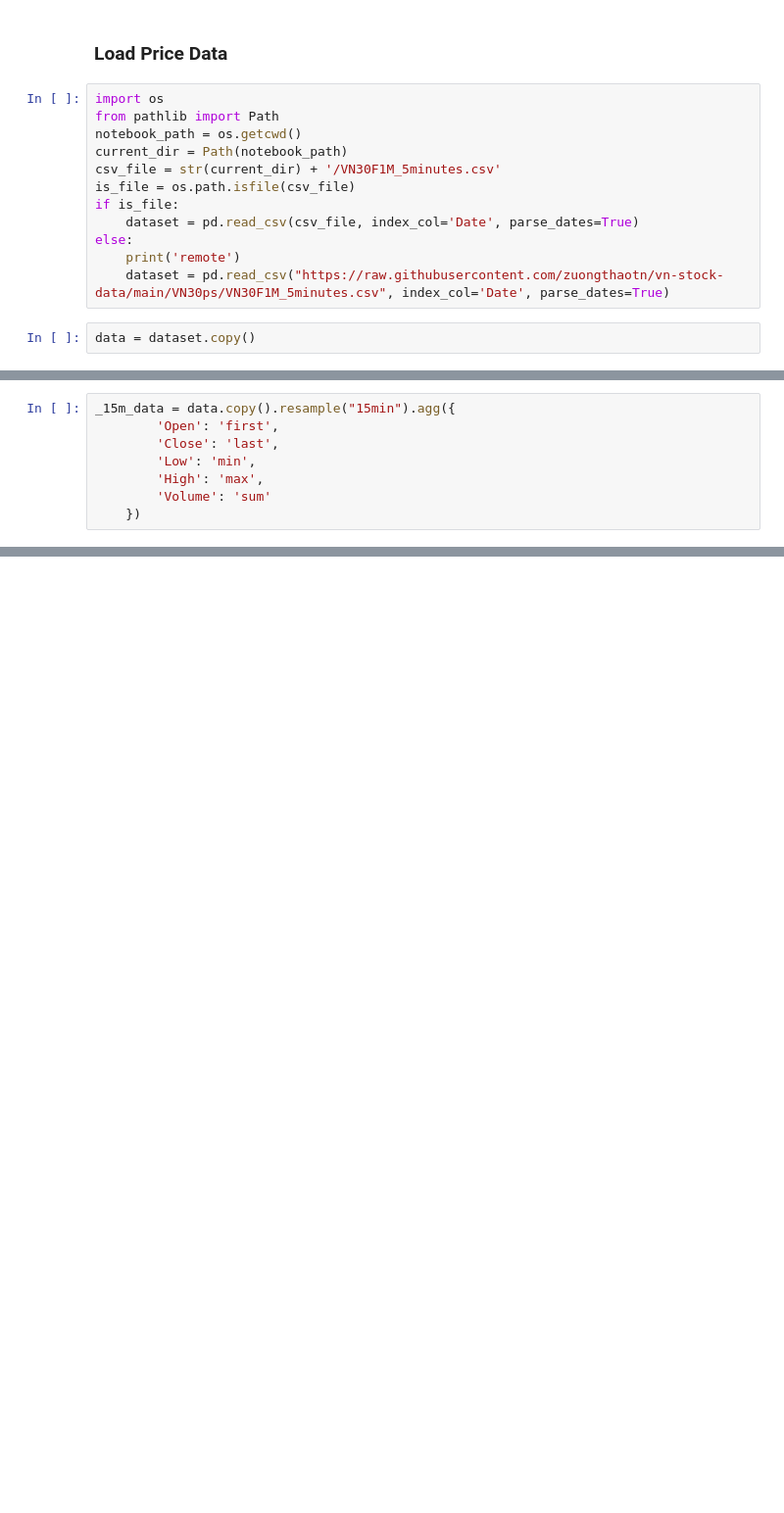
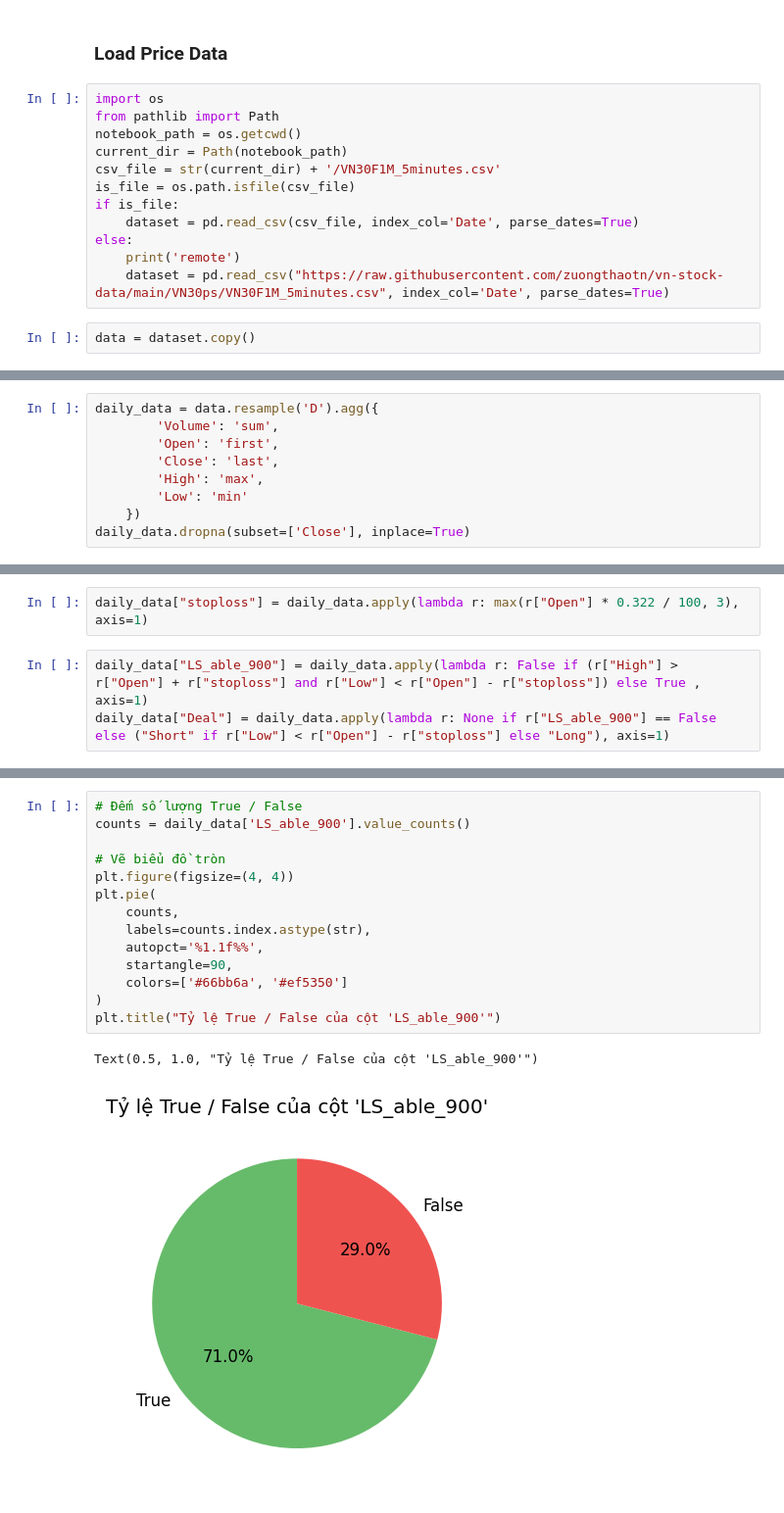
Before and after one commit to zuongthaotn/phantich-chungkhoan, a Jupyter notebook: VN30F1M/ATO_analytics.ipynb, the cells around one changed output, grey strips where cells are left out. Shown at 98% size. Drawn from its saved outputs; the diff is of its cells as text; blank space fills up the shorter version.

```diff
--- a/VN30F1M/ATO_analytics.ipynb
+++ b/VN30F1M/ATO_analytics.ipynb
@@ -50,8 +52,9 @@ data
 # %%
-_15m_data = data.copy().resample("15min").agg({
+daily_data = data.resample('D').agg({
+        'Volume': 'sum',
         'Open': 'first',
         'Close': 'last',
-        'Low': 'min',
         'High': 'max',
-        'Volume': 'sum'
+        'Low': 'min'
     })
+daily_data.dropna(subset=['Close'], inplace=True)
@@ -78,0 +63,5 @@ ato_data = _15m_data[(_15m_data.index.hour == 9) & (_15m_data.index.minute == 0)
+# %%
+daily_data["stoploss"] = daily_data.apply(lambda r: max(r["Open"] * 0.322 / 100, 3), axis=1)
+# %%
+daily_data["LS_able_900"] = daily_data.apply(lambda r: False if (r["High"] > r["Open"] + r["stoploss"] and r["Low"] < r["Open"] - r["stoploss"]) else True , axis=1)
+daily_data["Deal"] = daily_data.apply(lambda r: None if r["LS_able_900"] == False else ("Short" if r["Low"] < r["Open"] - r["stoploss"] else "Long"), axis=1)
@@ -79 +85,18 @@ ato_data = _15m_data[(_15m_data.index.hour == 9) & (_15m_data.index.minute == 0)
+# %%
+# Đếm số lượng True / False
+counts = daily_data['LS_able_900'].value_counts()
+
+# Vẽ biểu đồ tròn
+plt.figure(figsize=(4, 4))
+plt.pie(
+    counts,
+    labels=counts.index.astype(str),
+    autopct='%1.1f%%',
+    startangle=90,
+    colors=['#66bb6a', '#ef5350']
+)
+plt.title("Tỷ lệ True / False của cột 'LS_able_900'")
+# %% [output]
+Text(0.5, 1.0, "Tỷ lệ True / False của cột 'LS_able_900'")
+[figure, added]
 # %% [markdown]
```
Also changed, not shown: parts of 19 cells of this notebook, 4 other files.
